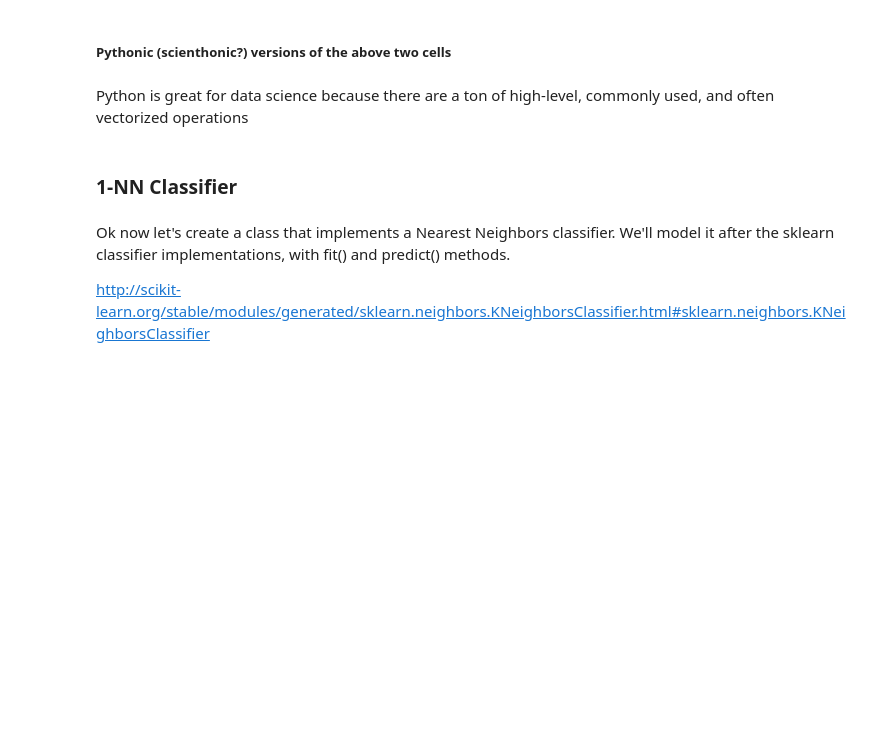
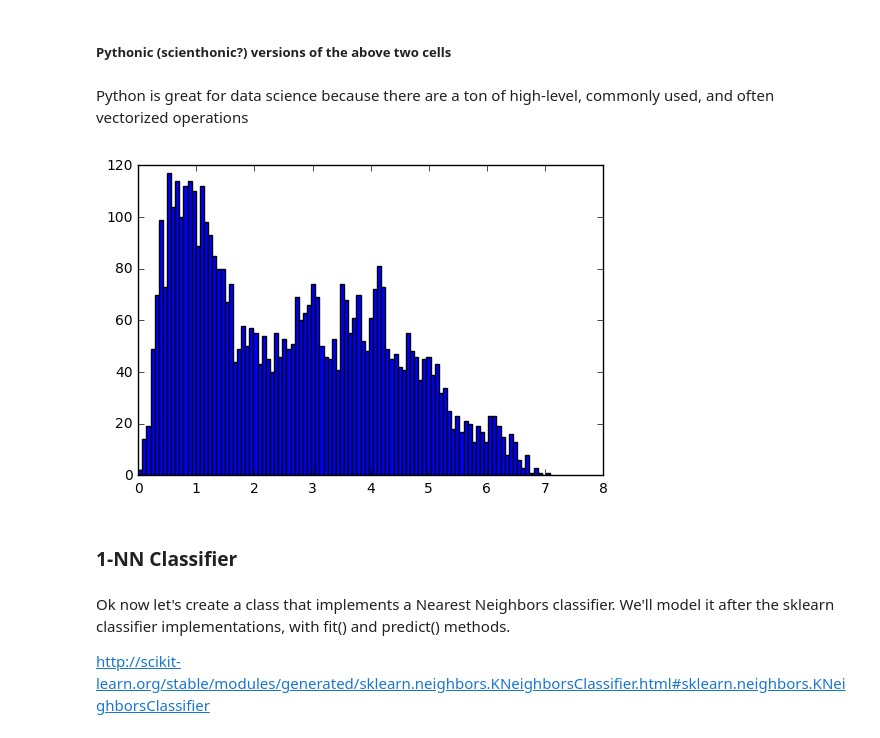
Before and after one commit to nwchen24/Machine_learning_coursework, a Jupyter notebook: Week2/Nearest_Neighbors.ipynb, the cells around one changed output. Cells and saved outputs as stored; diff of their text form; code cells hidden in the pictures; blank space fills up the shorter version.

```diff
--- a/Week2/Nearest_Neighbors.ipynb
+++ b/Week2/Nearest_Neighbors.ipynb
@@ -36,0 +60,9 @@ np.random.seed(0)
+# %%
+np.random.seed(0)
+
+test_size = 50
+test_idx = np.random.choice(X.shape[0], test_size, replace=False)
+train_idx = np.setdiff1d(range(X.shape[0]), test_idx)
+
+X_train, y_train = X[train_idx, :], y[train_idx]
+X_test, y_test = X[test_idx, :], y[test_idx]
@@ -69,3 +156,13 @@ Python is great for data science because there are a ton of high-level, commonly
+# %%
+
+def EuclideanDistance(v1, v2):
+    dist = np.sum((v1 - v2) ** 2) ** 0.5
+    return dist
+
+dists = pdist(X_train, EuclideanDistance)
+fig = plt.hist(dists, 100)
+# %% [output]
+[figure, added]
 # %% [markdown]
 ### 1-NN Classifier
 # %% [markdown]
```
Also changed, not shown: parts of 16 cells of this notebook.
